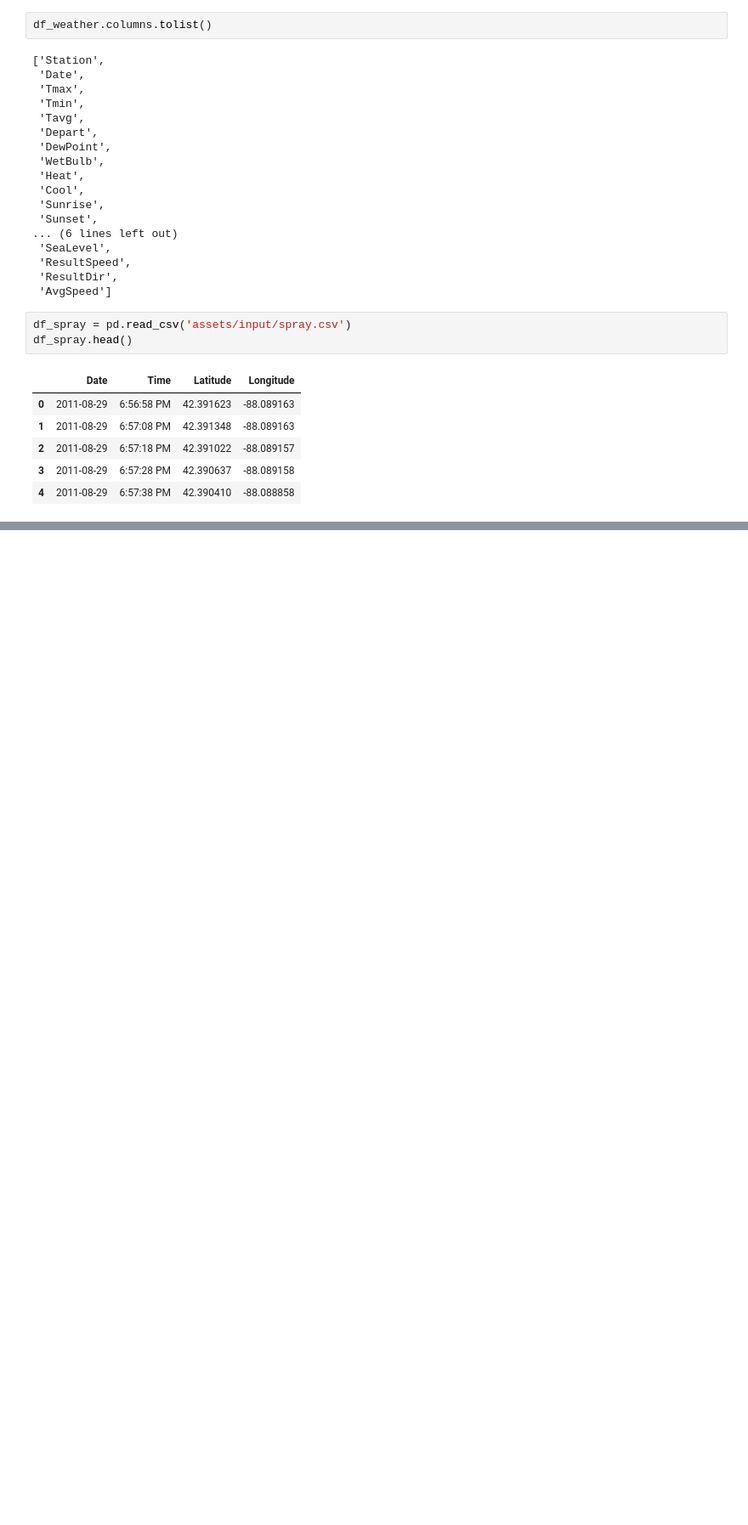
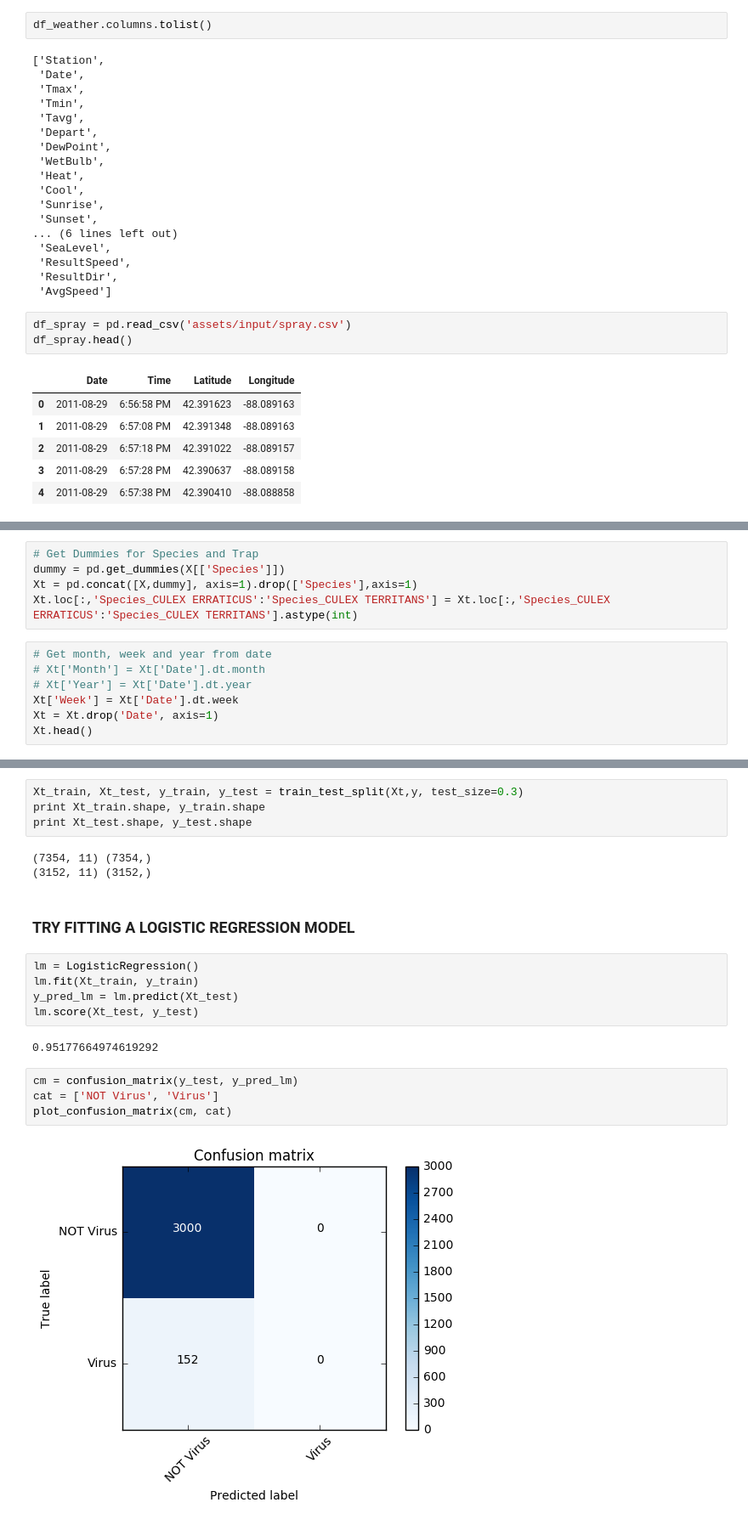
Before and after one commit to rajivtanna/westnile, a Jupyter notebook: West_Nile_Kaggle.ipynb, the cells around one changed output, grey strips where cells are left out. Shown at 85% size. Drawn from its saved outputs; the diff is of its cells as text; blank space fills up the shorter version.

Commit message:
Initial fit of the model

```diff
--- a/West_Nile_Kaggle.ipynb
+++ b/West_Nile_Kaggle.ipynb
@@ -127,0 +179,12 @@ df_spray.head()
+# %%
+# Get Dummies for Species and Trap
+dummy = pd.get_dummies(X[['Species']])
+Xt = pd.concat([X,dummy], axis=1).drop(['Species'],axis=1)
+Xt.loc[:,'Species_CULEX ERRATICUS':'Species_CULEX TERRITANS'] = Xt.loc[:,'Species_CULEX ERRATICUS':'Species_CULEX TERRITANS'].astype(int)
+# %%
+# Get month, week and year from date
+# Xt['Month'] = Xt['Date'].dt.month
+# Xt['Year'] = Xt['Date'].dt.year
+Xt['Week'] = Xt['Date'].dt.week
+Xt = Xt.drop('Date', axis=1)
+Xt.head()
@@ -127,0 +198,22 @@ df_spray.head()
+# %%
+Xt_train, Xt_test, y_train, y_test = train_test_split(Xt,y, test_size=0.3)
+print Xt_train.shape, y_train.shape
+print Xt_test.shape, y_test.shape
+# %% [output]
+(7354, 11) (7354,)
+(3152, 11) (3152,)
+# %% [markdown]
+### TRY FITTING A LOGISTIC REGRESSION MODEL
+# %%
+lm = LogisticRegression()
+lm.fit(Xt_train, y_train)
+y_pred_lm = lm.predict(Xt_test)
+lm.score(Xt_test, y_test)
+# %% [output]
+0.95177664974619292
+# %%
+cm = confusion_matrix(y_test, y_pred_lm)
+cat = ['NOT Virus', 'Virus']
+plot_confusion_matrix(cm, cat)
+# %% [output]
+[figure, added]
```
Also changed, not shown: parts of 22 cells of this notebook.
